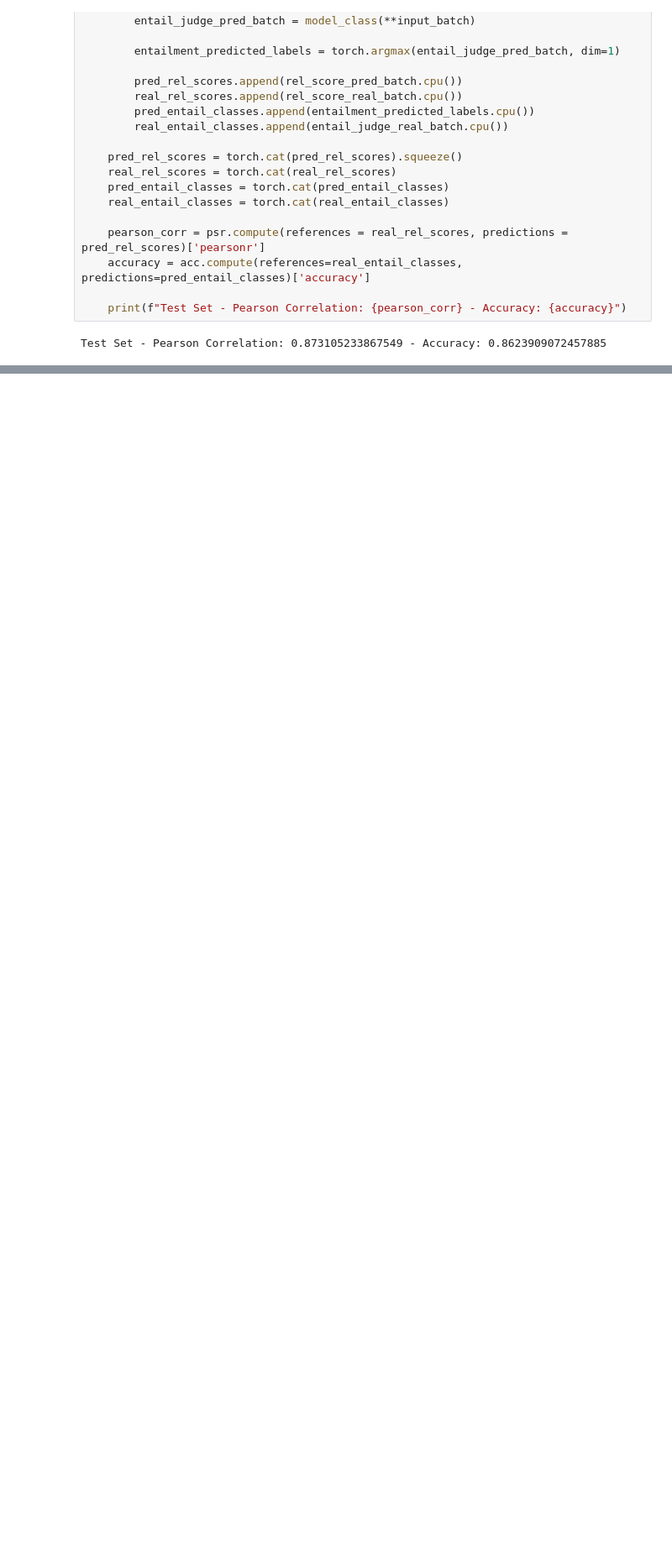
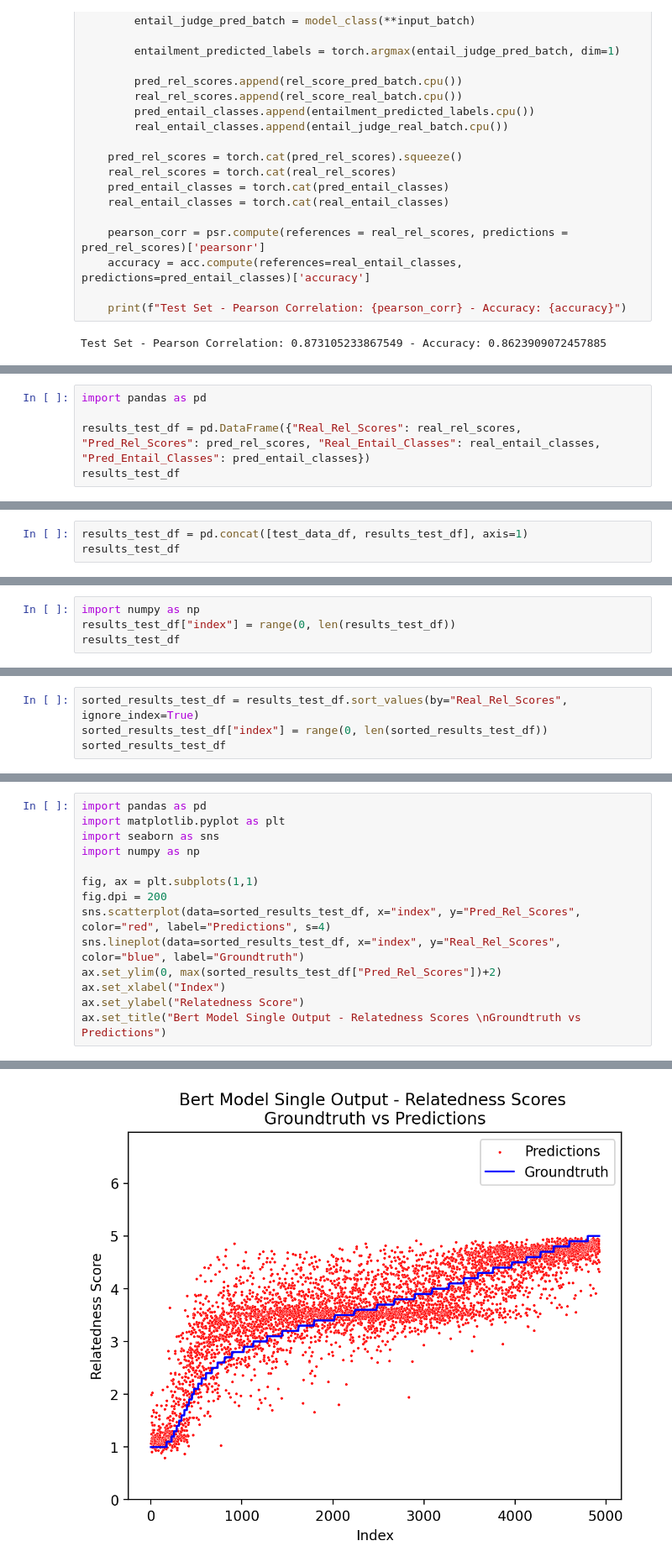
Before and after one commit to difersalest/NLP-Exercise-3, a Jupyter notebook: bert_version_single_outputs.ipynb, the cells around one changed output, grey strips where cells are left out. Shown at 84% size. Cells and saved outputs as stored; diff of their text form; blank space fills up the shorter version.

```diff
--- a/bert_version_single_outputs.ipynb
+++ b/bert_version_single_outputs.ipynb
@@ -392,0 +432,5 @@ Test Set - Pearson Correlation: 0.873105233867549 - Accuracy: 0.8623909072457885
+# %%
+import pandas as pd
+
+results_test_df = pd.DataFrame({"Real_Rel_Scores": real_rel_scores, "Pred_Rel_Scores": pred_rel_scores, "Real_Entail_Classes": real_entail_classes, "Pred_Entail_Classes": pred_entail_classes})
+results_test_df
@@ -392,0 +451,3 @@ Test Set - Pearson Correlation: 0.873105233867549 - Accuracy: 0.8623909072457885
+# %%
+results_test_df = pd.concat([test_data_df, results_test_df], axis=1)
+results_test_df
@@ -392,0 +493,4 @@ Test Set - Pearson Correlation: 0.873105233867549 - Accuracy: 0.8623909072457885
+# %%
+import numpy as np
+results_test_df["index"] = range(0, len(results_test_df))
+results_test_df
@@ -392,0 +511,4 @@ Test Set - Pearson Correlation: 0.873105233867549 - Accuracy: 0.8623909072457885
+# %%
+sorted_results_test_df = results_test_df.sort_values(by="Real_Rel_Scores", ignore_index=True)
+sorted_results_test_df["index"] = range(0, len(sorted_results_test_df))
+sorted_results_test_df
@@ -392,0 +529,15 @@ Test Set - Pearson Correlation: 0.873105233867549 - Accuracy: 0.8623909072457885
+# %%
+import pandas as pd
+import matplotlib.pyplot as plt
+import seaborn as sns
+import numpy as np
+
+fig, ax = plt.subplots(1,1)
+fig.dpi = 200
+sns.scatterplot(data=sorted_results_test_df, x="index", y="Pred_Rel_Scores", color="red", label="Predictions", s=4)
+sns.lineplot(data=sorted_results_test_df, x="index", y="Real_Rel_Scores", color="blue", label="Groundtruth")
+ax.set_ylim(0, max(sorted_results_test_df["Pred_Rel_Scores"])+2)
+ax.set_xlabel("Index")
+ax.set_ylabel("Relatedness Score")
+ax.set_title("Bert Model Single Output - Relatedness Scores \nGroundtruth vs Predictions")
+# %% [output]
@@ -392,0 +545 @@ Test Set - Pearson Correlation: 0.873105233867549 - Accuracy: 0.8623909072457885
+[figure, added]
```
Also changed, not shown: parts of 19 cells of this notebook, 2 other files.
